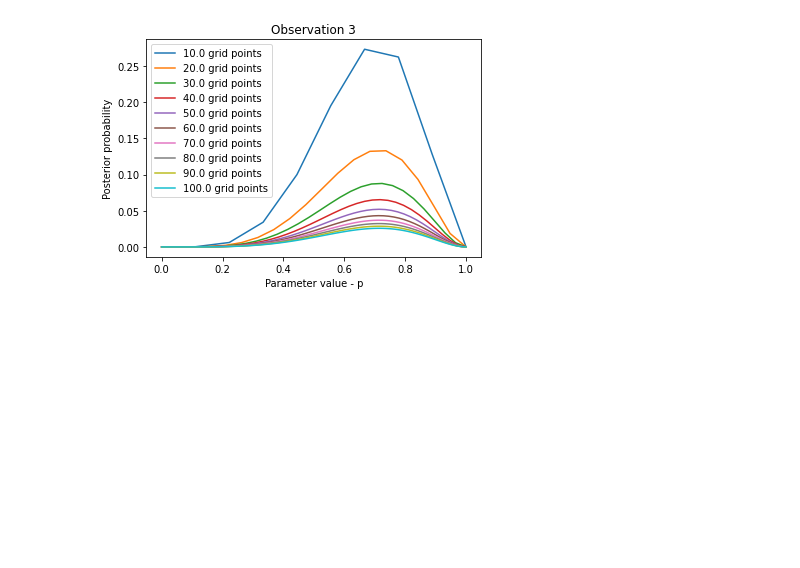
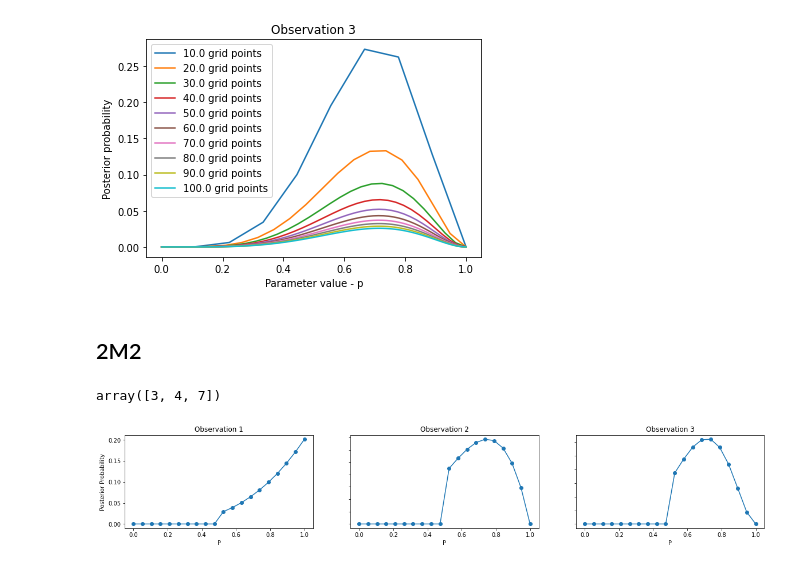
Before and after one commit to mdmanurung/rethinking-pymc, a Jupyter notebook: exercises/chapter_02.ipynb, the cells around one changed output. Cells and saved outputs as stored; diff of their text form; code cells hidden in the pictures; blank space fills up the shorter version.

```diff
--- a/exercises/chapter_02.ipynb
+++ b/exercises/chapter_02.ipynb
@@ -42,3 +40,31 @@ for i, j, k in zip(W, Total, range(3)):
 [figure]
 [figure]
 [figure]
+# %% [markdown]
+## 2M2
+# %%
+https://matplotlib.org/stable/gallery/subplots_axes_and_figures/subplots_demo.html
+# %% [output]
+array([3, 4, 7])
+# %%
+fig, axs = plt.subplots(1, 3, figsize=(20,3))
+
+for i, j, ax, ix in zip(W, Total, np.ravel(axs), range(3)):
+    p = np.linspace(0, 1, 20)
+    # compute the likelihood for each value of p, assuming 6 success and 3 fails
+    likelihood = stats.binom.pmf(k=i, n=j, p=p)
+    # prior is step function
+    prior = np.heaviside(p - 0.5, 0.5) * 2
+    # posterior
+    post = likelihood * prior
+    # normalise the posterior
+    post = post / np.sum(post)
+    ax.plot(p, post, label=str(n) + " grid points")
+    ax.scatter(p, post, label=str(n) + " grid points")
+    ax.set_title("Observation " + str(ix + 1))
+    ax.set(xlabel="P", ylabel="Posterior Probability")
+
+for ax in axs.flat:
+    ax.label_outer()
+# %% [output]
+[figure, added]
```
Also changed, not shown: parts of 1 cell of this notebook.
